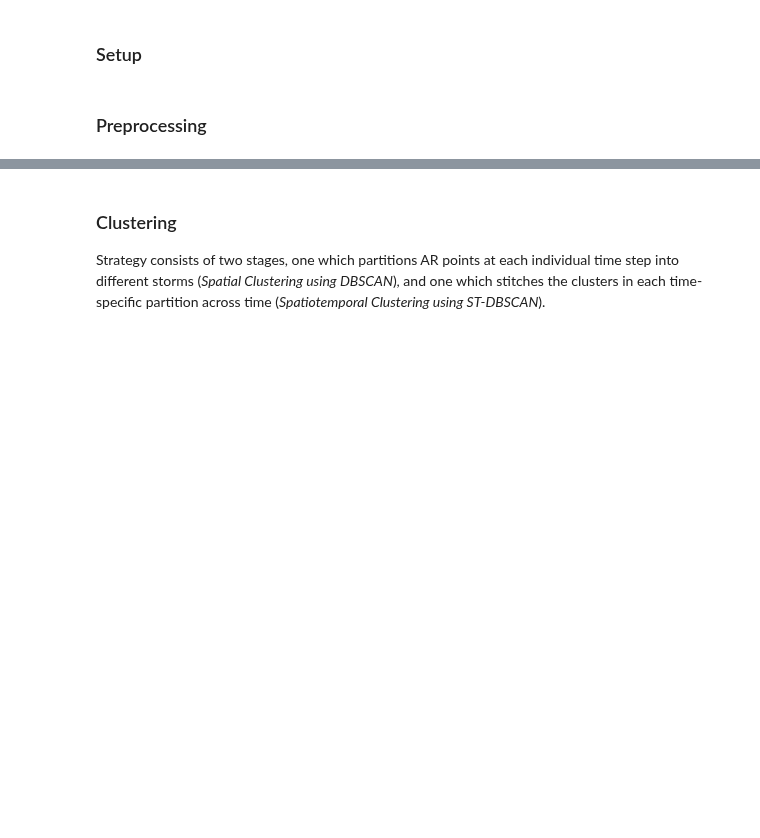
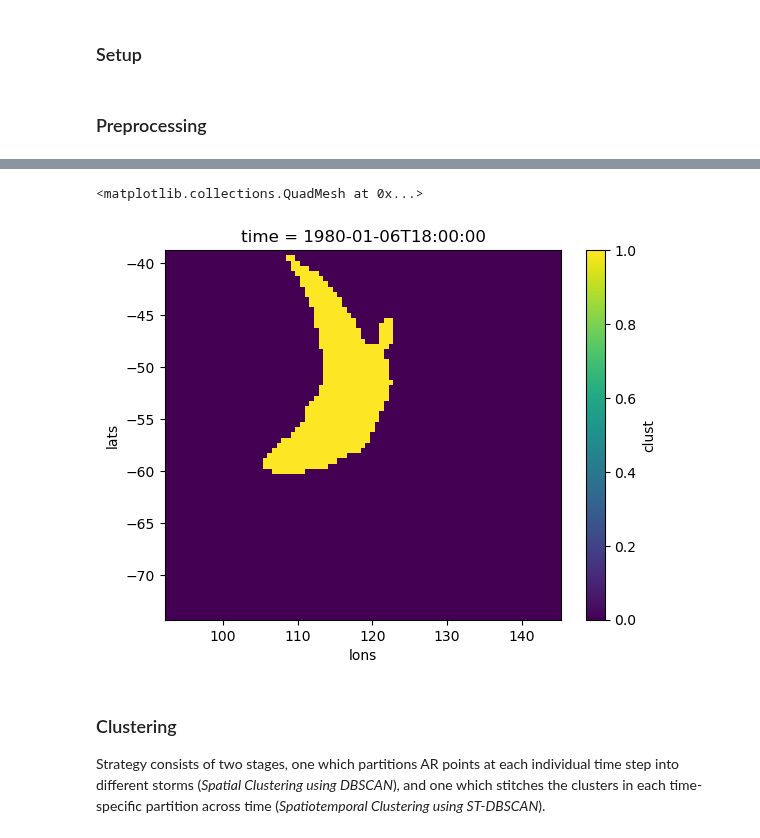
Before and after one commit to jbbutler/extreme_antarctic_ARs, a Jupyter notebook: notebooks/identifier.ipynb, the cells around one changed output, grey strips where cells are left out. Cells and saved outputs as stored; diff of their text form; code cells hidden in the pictures; blank space fills up the shorter version.

```diff
--- a/notebooks/identifier.ipynb
+++ b/notebooks/identifier.ipynb
@@ -59,3 +188,10 @@ practice_catalog = practice_catalog.sel(time=is_ar_time).ar_binary_tag
+# %%
+df = pd.read_pickle('/scratch/users/butlerj/extreme_antarctic_ars/dataframes/1980_storm_df.pkl')
+# %%
+df.loc[3][0].isel(time=0).plot()
+# %% [output]
+<matplotlib.collections.QuadMesh at 0x...>
+[figure, added]
 # %% [markdown]
 ### Clustering
 
```
Also changed, not shown: parts of 18 cells of this notebook, 8 other files.
